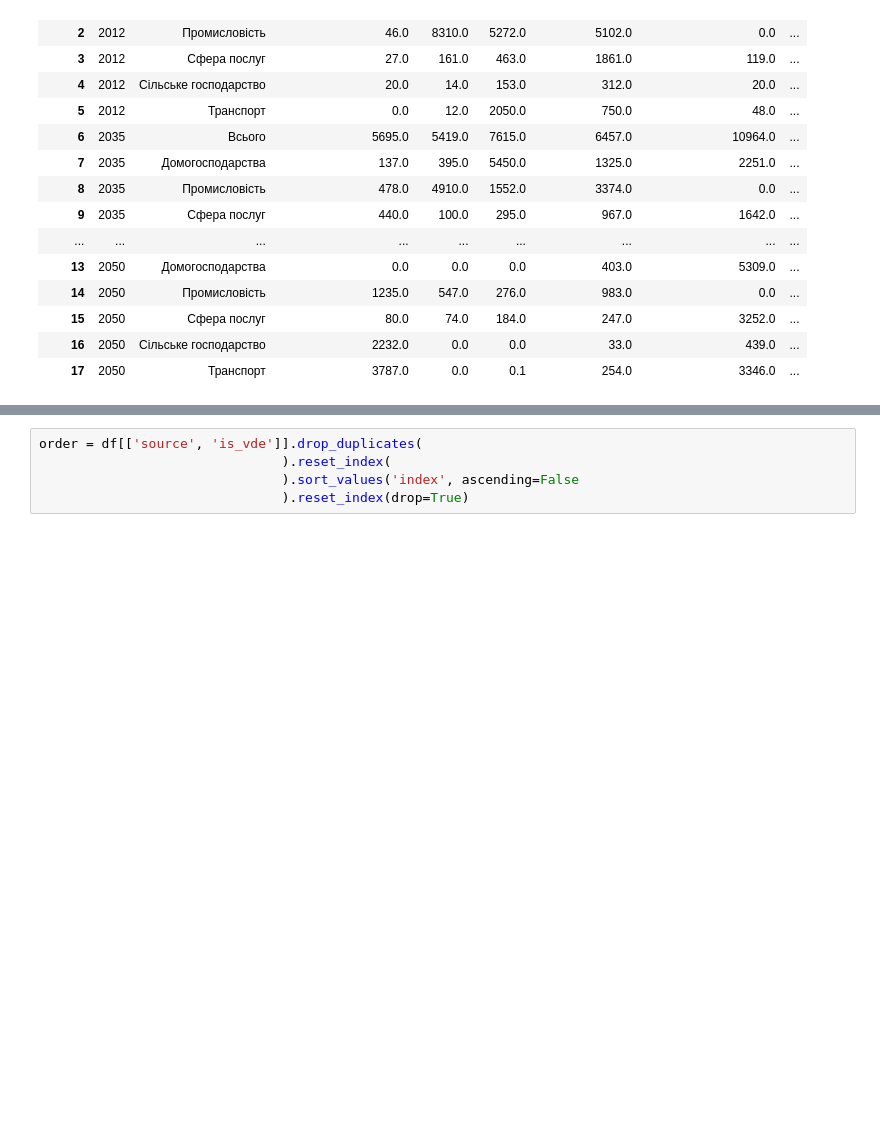
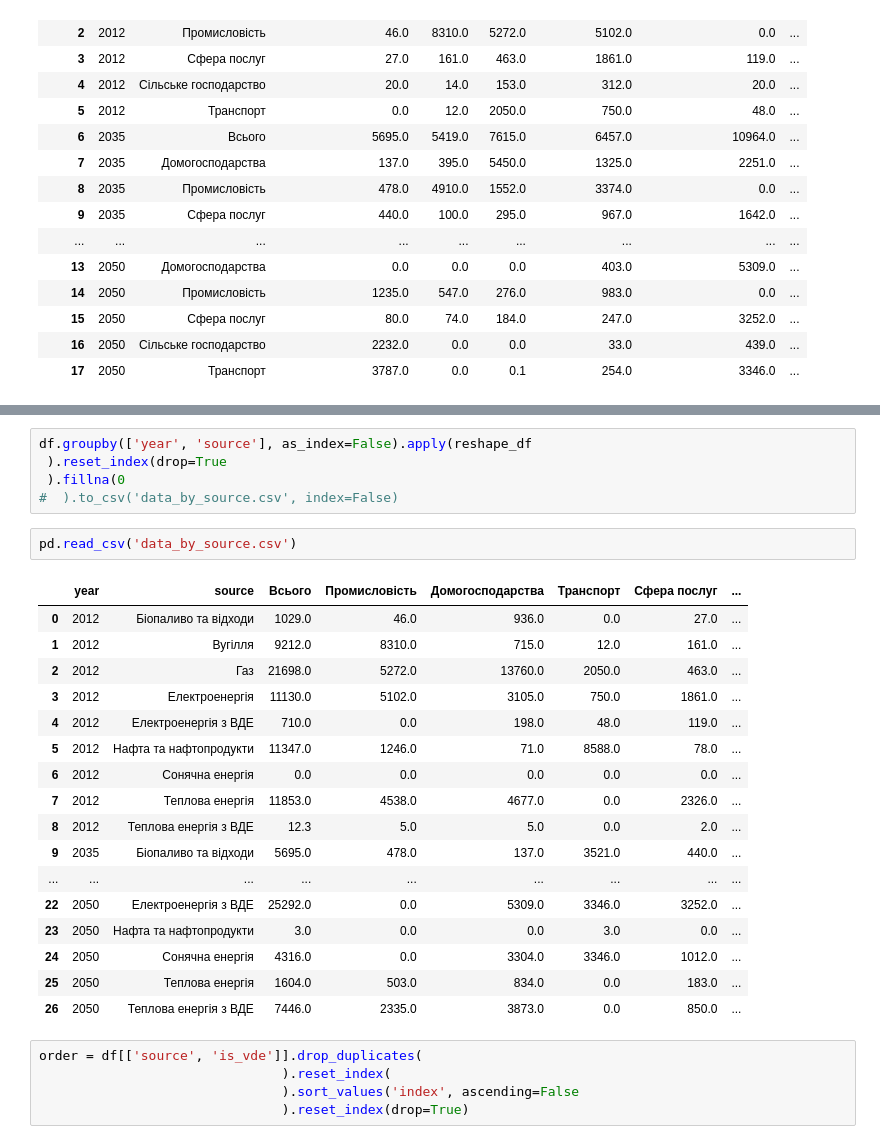
Before and after one commit to NadiaRom/ecoaction, a Jupyter notebook: reshape_data.ipynb, the cells around one changed output, grey strips where cells are left out. Saved outputs shown, nothing was run; the diff lists cells and outputs as text; blank space fills up the shorter version.

```diff
--- a/reshape_data.ipynb
+++ b/reshape_data.ipynb
@@ -101,3 +127,28 @@ df.groupby(['year', 'sphere'], as_index=False).apply(reshape_df).reset_index(dro
+# %%
+df.groupby(['year', 'source'], as_index=False).apply(reshape_df
+ ).reset_index(drop=True
+ ).fillna(0
+#  ).to_csv('data_by_source.csv', index=False)
+# %%
+pd.read_csv('data_by_source.csv')
+# %% [output]
+|  | year | source | Всього | Промисловість | Домогосподарства | Транспорт | Сфера послуг | ... |
+| 0 | 2012 | Біопаливо та відходи | 1029.0 | 46.0 | 936.0 | 0.0 | 27.0 | ... |
+| 1 | 2012 | Вугілля | 9212.0 | 8310.0 | 715.0 | 12.0 | 161.0 | ... |
+| 2 | 2012 | Газ | 21698.0 | 5272.0 | 13760.0 | 2050.0 | 463.0 | ... |
+| 3 | 2012 | Електроенергія | 11130.0 | 5102.0 | 3105.0 | 750.0 | 1861.0 | ... |
+| 4 | 2012 | Електроенергія з ВДЕ | 710.0 | 0.0 | 198.0 | 48.0 | 119.0 | ... |
+| 5 | 2012 | Нафта та нафтопродукти | 11347.0 | 1246.0 | 71.0 | 8588.0 | 78.0 | ... |
+| 6 | 2012 | Сонячна енергія | 0.0 | 0.0 | 0.0 | 0.0 | 0.0 | ... |
+| 7 | 2012 | Теплова енергія | 11853.0 | 4538.0 | 4677.0 | 0.0 | 2326.0 | ... |
+| 8 | 2012 | Теплова енергія з ВДЕ | 12.3 | 5.0 | 5.0 | 0.0 | 2.0 | ... |
+| 9 | 2035 | Біопаливо та відходи | 5695.0 | 478.0 | 137.0 | 3521.0 | 440.0 | ... |
+| ... | ... | ... | ... | ... | ... | ... | ... | ... |
+| 22 | 2050 | Електроенергія з ВДЕ | 25292.0 | 0.0 | 5309.0 | 3346.0 | 3252.0 | ... |
+| 23 | 2050 | Нафта та нафтопродукти | 3.0 | 0.0 | 0.0 | 3.0 | 0.0 | ... |
+| 24 | 2050 | Сонячна енергія | 4316.0 | 0.0 | 3304.0 | 3346.0 | 1012.0 | ... |
+| 25 | 2050 | Теплова енергія | 1604.0 | 503.0 | 834.0 | 0.0 | 183.0 | ... |
+| 26 | 2050 | Теплова енергія з ВДЕ | 7446.0 | 2335.0 | 3873.0 | 0.0 | 850.0 | ... |
 # %%
 order = df[['source', 'is_vde']].drop_duplicates(
                                ).reset_index(
```
Also changed, not shown: parts of 3 cells of this notebook, 8 other files.
